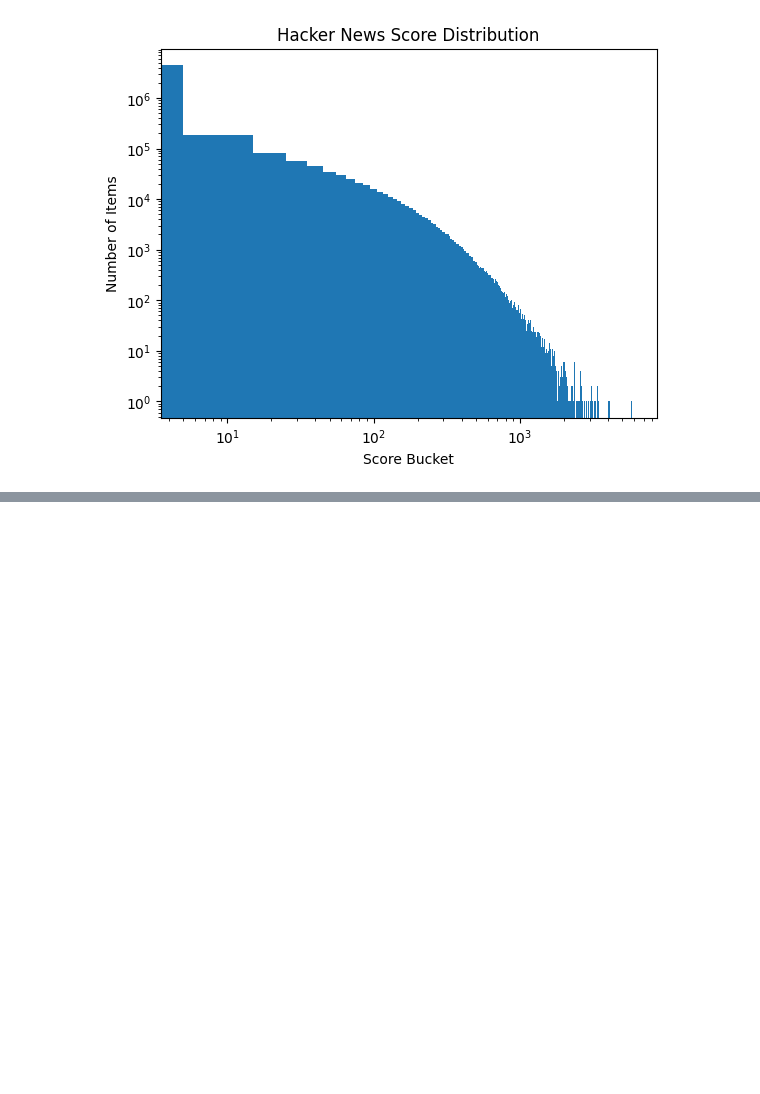
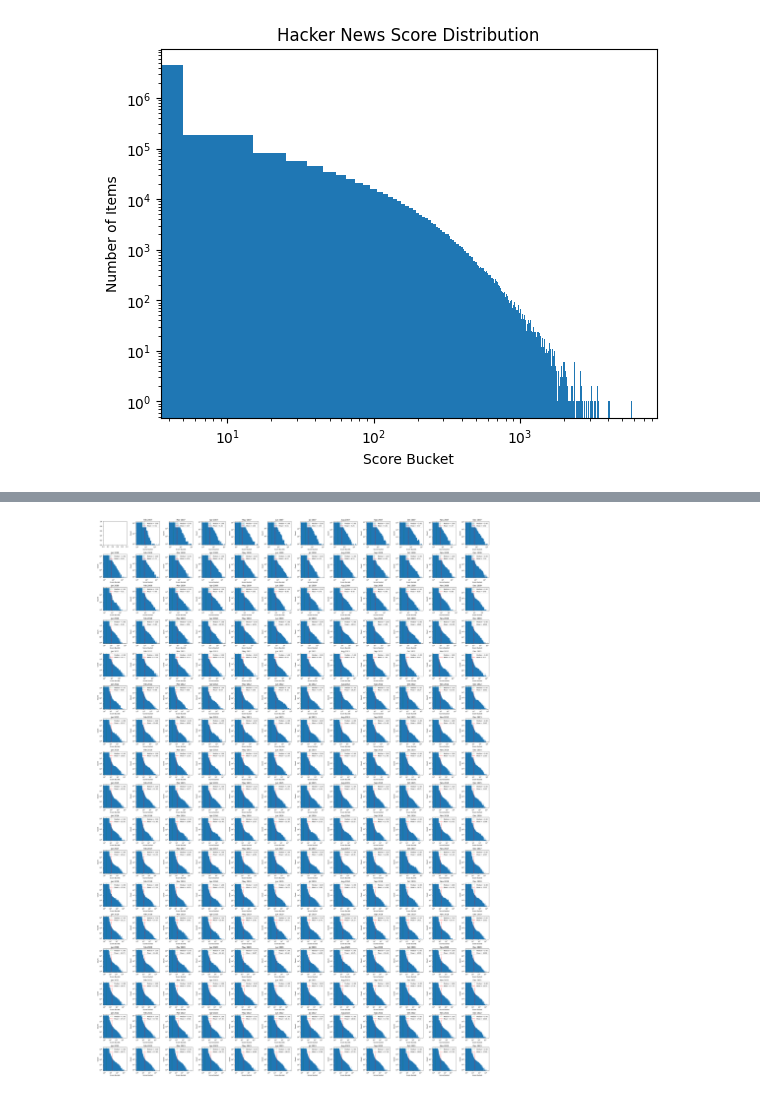
Before and after one commit to CovertSheeke/MLX8_W1_dropout-disco, a Jupyter notebook: Ethan/data-quality-check.ipynb, the cells around one changed output, grey strips where cells are left out. Saved outputs shown, nothing was run; the diff lists cells and outputs as text; code cells hidden in the pictures; blank space fills up the shorter version.

```diff
--- a/Ethan/data-quality-check.ipynb
+++ b/Ethan/data-quality-check.ipynb
@@ -291,0 +304,89 @@ plt.show()
+# %%
+import calendar
+
+months = range(1, 13)
+years = range(2007, 2024)
+fig, axes = plt.subplots(len(years), 12, figsize=(36, 3 * len(years)))
+axes = axes.flatten()
+
+plot_idx = 0
+for y in years:
+    for m in months:
+        table_name = f"hacker_news.items_by_month_{y}_{m:02d}"
+
+        query = f"""
+            SELECT
+              FLOOR(score / 1) * 1 AS score_bucket,
+              COUNT(*) AS count
+            FROM {table_name}
+            WHERE score IS NOT NULL AND type = 'story'
+            GROUP BY score_bucket
+            ORDER BY score_bucket
+        """
+        trans = connection.begin()
+        try:
+            score_hist_month = pd.read_sql_query(query, connection)
+            trans.commit()
+        except Exception as e:
+            trans.rollback()
+            plot_idx += 1
+            continue  # skip months with no data
+
+        ax = axes[plot_idx]
+        ax.bar(score_hist_month['score_bucket'], score_hist_month['count'], width=10)
+        ax.set_title(f"{calendar.month_abbr[m]} {y}")
+        ax.set_xlabel("Score Bucket")
+        ax.set_ylabel("Count")
+        ax.set_xscale("log")
+        ax.set_yscale("log")
+
+        # Calculate mean and store for later
+        scores_expanded = score_hist_month.loc[score_hist_month.index.repeat(score_hist_month['count']), 'score_bucket']
+        if not scores_expanded.empty:
+            mean_score = scores_expanded.mean()
+            median_score = scores_expanded.median()
+            ax.axvline(median_score, color='green', linestyle=':', label=f'Median = {median_score:.2f}')
+            ax.axvline(mean_score, color='red', linestyle='--', label=f'Mean = {mean_score:.2f}')
+            ax.legend()
+            # Store mean with (year, month)
+            if 'monthly_means' not in globals():
+                monthly_means = []
+            monthly_means.append({'year': y, 'month': m, 'mean': mean_score})
+            # Store mean with (year, month)
+            if 'monthly_medians' not in globals():
+                monthly_medians = []
+            monthly_medians.append({'year': y, 'month': m, 'median': median_score})
+        plot_idx += 1
+
+
+plt.tight_layout()
+plt.show()
+
+# After the loop, plot monthly means
+if 'monthly_means' in globals():
+    monthly_means_df = pd.DataFrame(monthly_means)
+    # Create a datetime column for plotting
+    monthly_means_df['date'] = pd.to_datetime(monthly_means_df['year'].astype(str) + '-' + monthly_means_df['month'].astype(str) + '-01')
+    plt.figure(figsize=(18, 6))
+    plt.plot(monthly_means_df['date'], monthly_means_df['mean'], marker='o')
+    plt.title('Monthly Mean Score Bucket for All Time')
+    plt.xlabel('Month')
+    plt.ylabel('Mean Score Bucket')
+    plt.grid(True)
+    plt.show()
+
+
+# After the loop, plot monthly means
+if 'monthly_medians' in globals():
+    monthly_medians_df = pd.DataFrame(monthly_medians)
+    # Create a datetime column for plotting
+    monthly_medians_df['date'] = pd.to_datetime(monthly_medians_df['year'].astype(str) + '-' + monthly_medians_df['month'].astype(str) + '-01')
+    plt.figure(figsize=(18, 6))
+    plt.scatter(monthly_medians_df['date'], monthly_medians_df['median'], marker='o')
+    plt.title('Monthly Median Score Bucket for All Time')
+    plt.xlabel('Month')
+    plt.ylabel('Median Score Bucket')
+    plt.grid(True)
+    plt.show()
+# %% [output]
+[figure, added]
```
Also changed, not shown: parts of 10 cells of this notebook.
